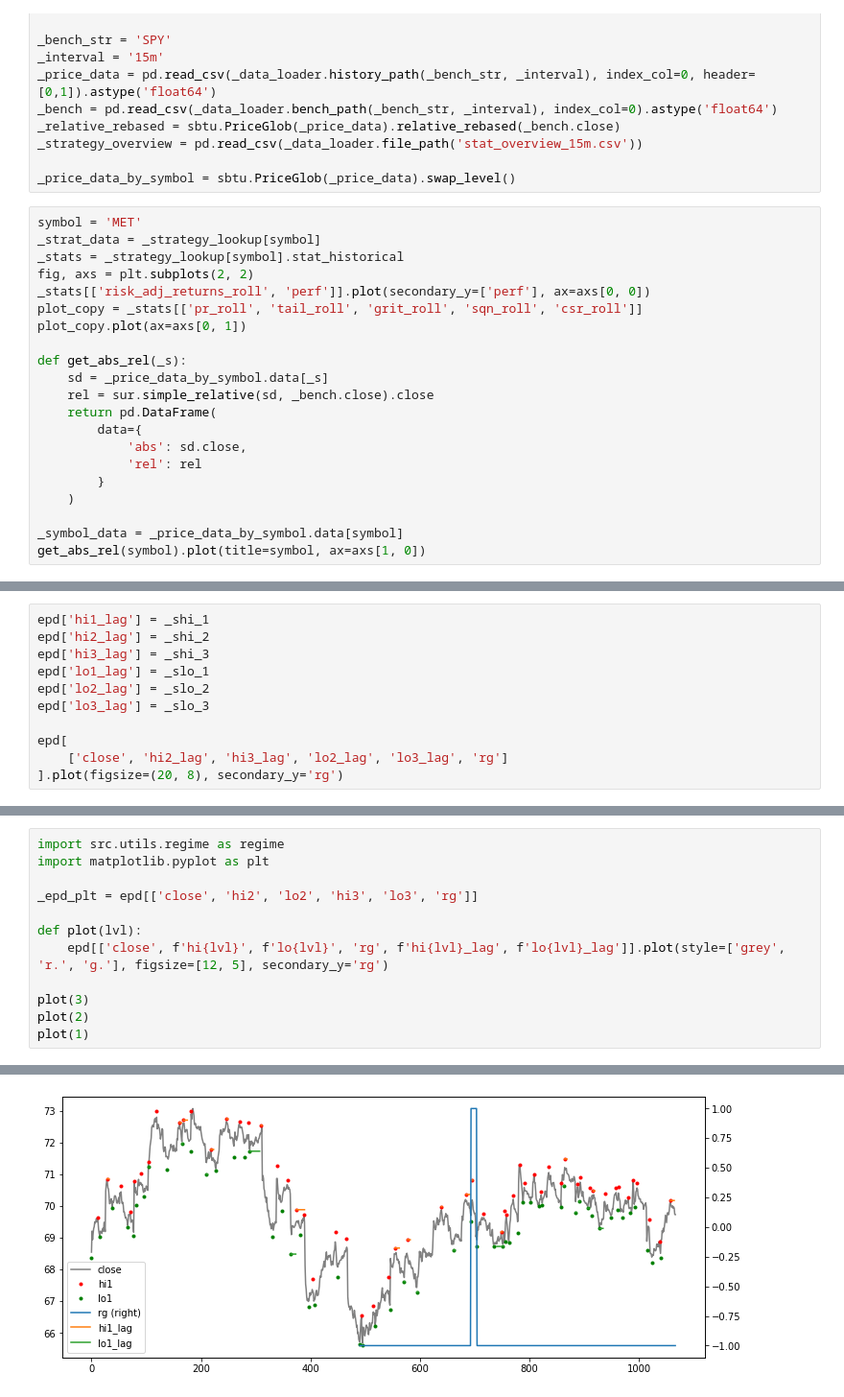
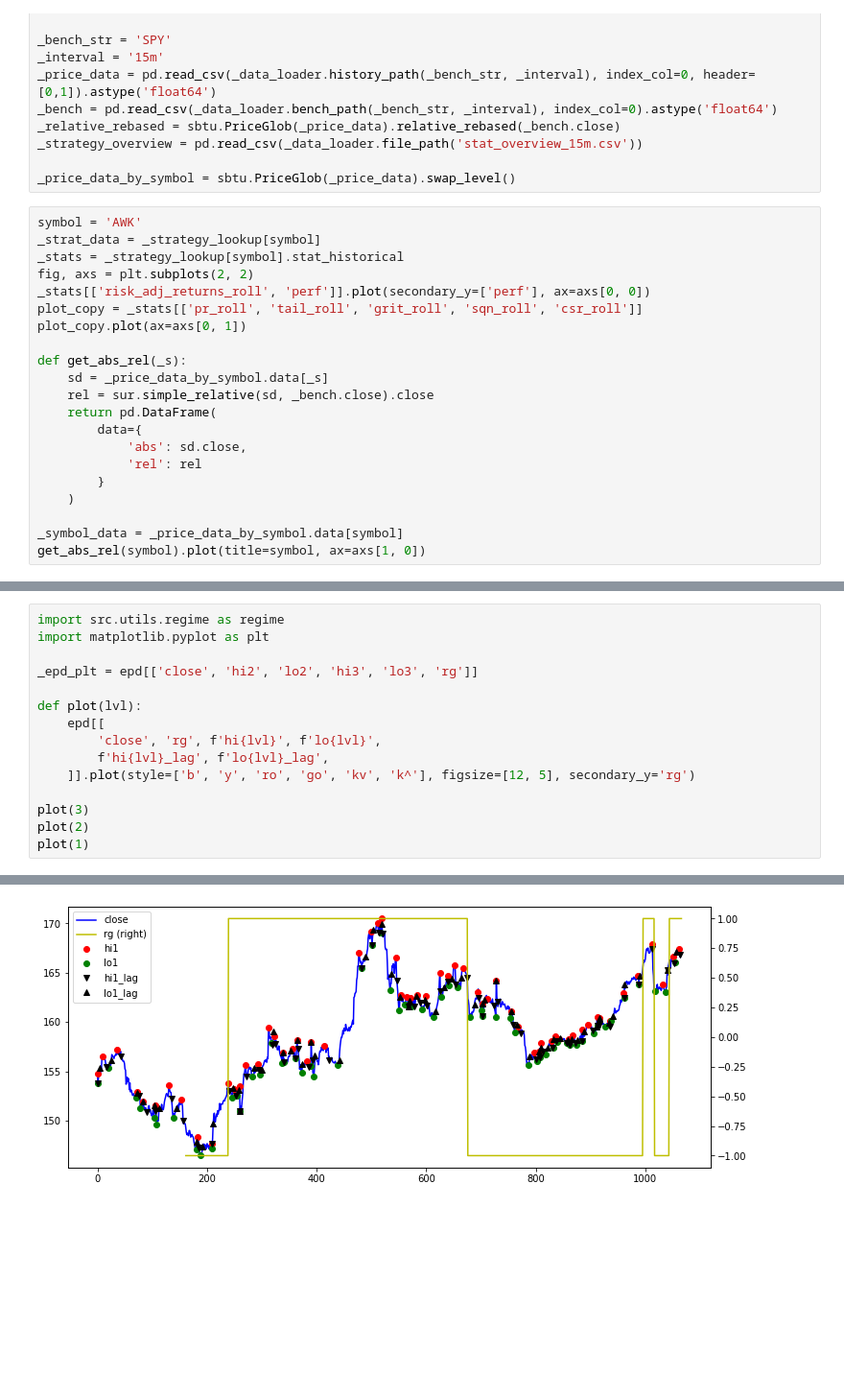
Before and after one commit to bjahnke/blue_bird_pms, a Jupyter notebook: src/backtester.ipynb, the cells around one changed output, grey strips where cells are left out. Shown at 96% size. Drawn from its saved outputs; the diff is of its cells as text; blank space fills up the shorter version.

```diff
--- a/src/backtester.ipynb
+++ b/src/backtester.ipynb
@@ -29,7 +30,7 @@ _strategy_overview = pd.read_csv(_data_loader.file_path('stat_overview_15m.csv')
 
 _price_data_by_symbol = sbtu.PriceGlob(_price_data).swap_level()
 # %%
-symbol = 'MET'
+symbol = 'AWK'
 _strat_data = _strategy_lookup[symbol]
 _stats = _strategy_lookup[symbol].stat_historical
 fig, axs = plt.subplots(2, 2)
@@ -88,11 +98,0 @@ _slo_3 = _slo_px.loc[(_slo_px.lvl == 3), 'px']
-# %%
-epd['hi1_lag'] = _shi_1
-epd['hi2_lag'] = _shi_2
-epd['hi3_lag'] = _shi_3
-epd['lo1_lag'] = _slo_1
-epd['lo2_lag'] = _slo_2
-epd['lo3_lag'] = _slo_3
-
-epd[
-    ['close', 'hi2_lag', 'hi3_lag', 'lo2_lag', 'lo3_lag', 'rg']
-].plot(figsize=(20, 8), secondary_y='rg')
@@ -106,7 +103,10 @@ import matplotlib.pyplot as plt
 _epd_plt = epd[['close', 'hi2', 'lo2', 'hi3', 'lo3', 'rg']]
 
 def plot(lvl):
-    epd[['close', f'hi{lvl}', f'lo{lvl}', 'rg', f'hi{lvl}_lag', f'lo{lvl}_lag']].plot(style=['grey', 'r.', 'g.'], figsize=[12, 5], secondary_y='rg')
+    epd[[
+        'close', 'rg', f'hi{lvl}', f'lo{lvl}',
+        f'hi{lvl}_lag', f'lo{lvl}_lag',
+    ]].plot(style=['b', 'y', 'ro', 'go', 'kv', 'k^'], figsize=[12, 5], secondary_y='rg')
 
 plot(3)
 plot(2)
@@ -117,4 +117,4 @@ plot(1)
-[figure, old version]
+[figure, new version]
 # %%
 fig, axs = plt.subplots(1, 5)
 _strategy_overview.weight_total.plot.hist(bins=20, ax=axs[0], figsize=(20, 5))
```
Also changed, not shown: parts of 18 cells of this notebook, 4 other files.
